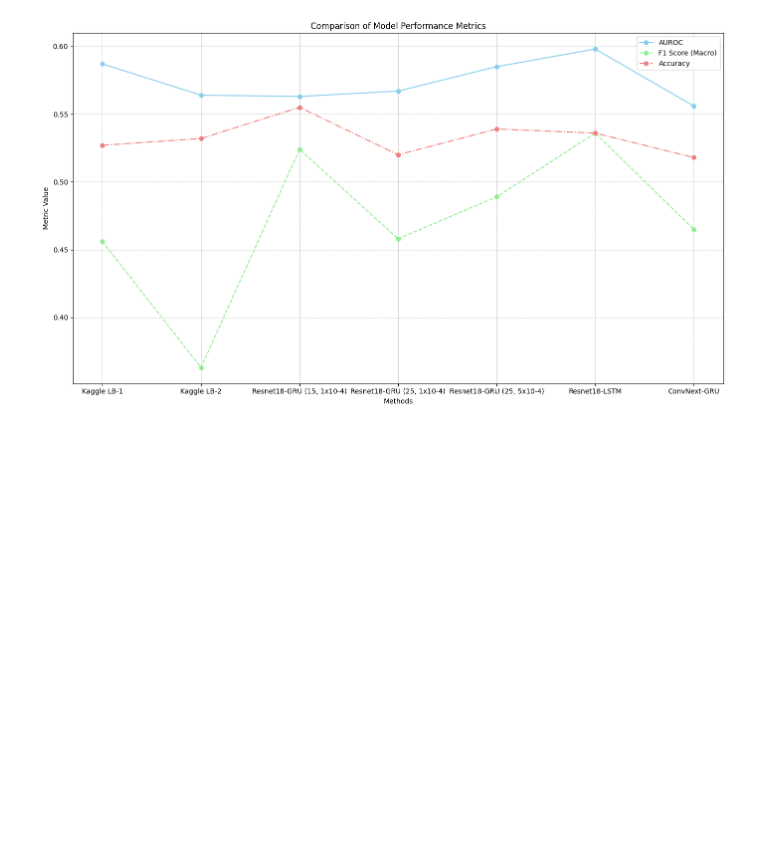
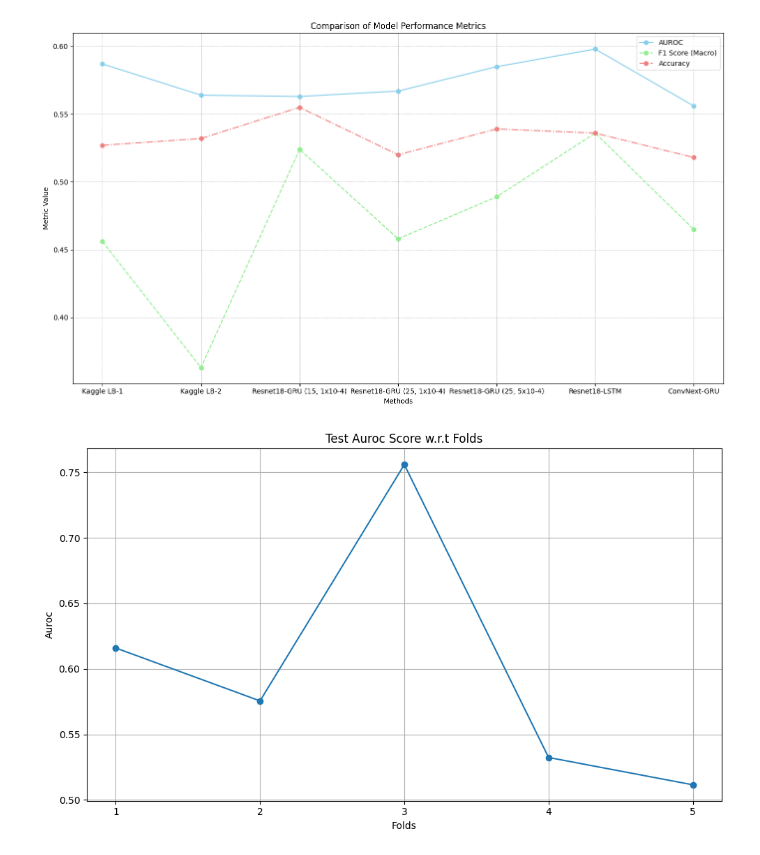
Before and after one commit to KaranjotVendal/rsna, a Jupyter notebook: Untitled.ipynb, the cells around one changed output. Drawn from its saved outputs; the diff is of its cells as text; code cells hidden in the pictures; blank space fills up the shorter version.

```diff
--- a/Untitled.ipynb
+++ b/Untitled.ipynb
@@ -1022,3 +1032,12 @@ avg_performance = np.mean(np.array(test_f1))
 avg_performance
 # %% [output]
 0.5638556599617004
+# %%
+with open('./data/plots/Res18GRU(15 epochs lr=0.0001)/metrics_Res18GRU.json', "r") as file:
+        metrics_dict = json.load(file)
+
+folds = [1,2,3,4,5]
+
+test_f1 = [metrics_dict[str(fold)]['test']['auroc'][0] for fold in folds]
+avg_performance = np.std(np.array(test_f1))
+avg_performance
@@ -1160,3 +1181,12 @@ avg_performance = np.mean(np.array(test_f1))
 avg_performance
 # %% [output]
 0.5982308149337768
+# %%
+with open('./data/plots/Res18LSTM(15 epochs lr=0.0001)/metrics_Res18LSTM.json', "r") as file:
+        metrics_dict = json.load(file)
+
+folds = [1,2,3,4,5]
+
+test_f1 = [metrics_dict[str(fold)]['test']['auroc'][0] for fold in folds]
+avg_performance = np.std(np.array(test_f1))
+avg_performance
@@ -1367,0 +1430,27 @@ plt.show()
+# %%
+def plot_test_metrics(json_filepath, metric_name):
+    dataset_type = 'test'
+    # Load the metrics from the JSON file
+    with open(json_filepath, "r") as file:
+        metrics_dict = json.load(file)
+
+    # Extract the specified metric for each fold
+    folds = sorted(list(metrics_dict.keys()), key=int)  # Ensure the folds are in numerical order
+    metric_values = [metrics_dict[fold][dataset_type][metric_name][0] for fold in folds]
+
+    # Plot the metric values
+    plt.figure(figsize=(10, 6))
+    plt.plot(folds, metric_values, marker='o', linestyle='-')
+    plt.xlabel("Folds")
+    plt.ylabel(f"{metric_name.capitalize()}")
+    plt.title(f"Test {metric_name.capitalize()} Score w.r.t Folds")
+    plt.xticks(folds)  # This ensures each fold is shown on the x-axis
+    plt.grid(True)#, which='both', linestyle='--', linewidth=0.5)
+    plt.tight_layout()
+    plt.show()
+    #plt.savefig(f'./plots/{config.MODEL}/test_{metric_name}_plot.png')
+    #plt.close()
+# %%
+plot_test_metrics('./data/plots/Res18LSTM(15 epochs lr=0.0001)/metrics_Res18LSTM.json', 'auroc')
+# %% [output]
+[figure, added]
```
Also changed, not shown: parts of 7 cells of this notebook, 7 other files.
